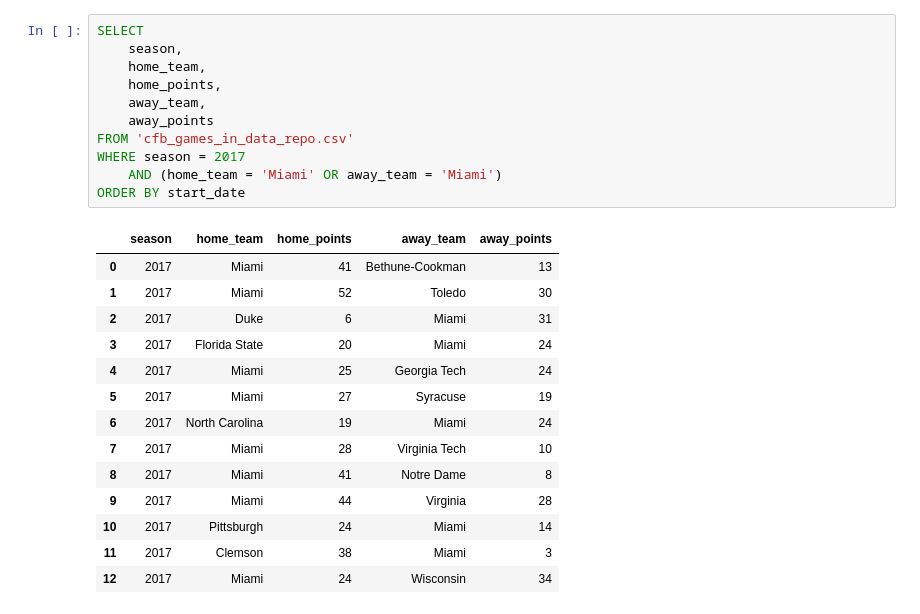
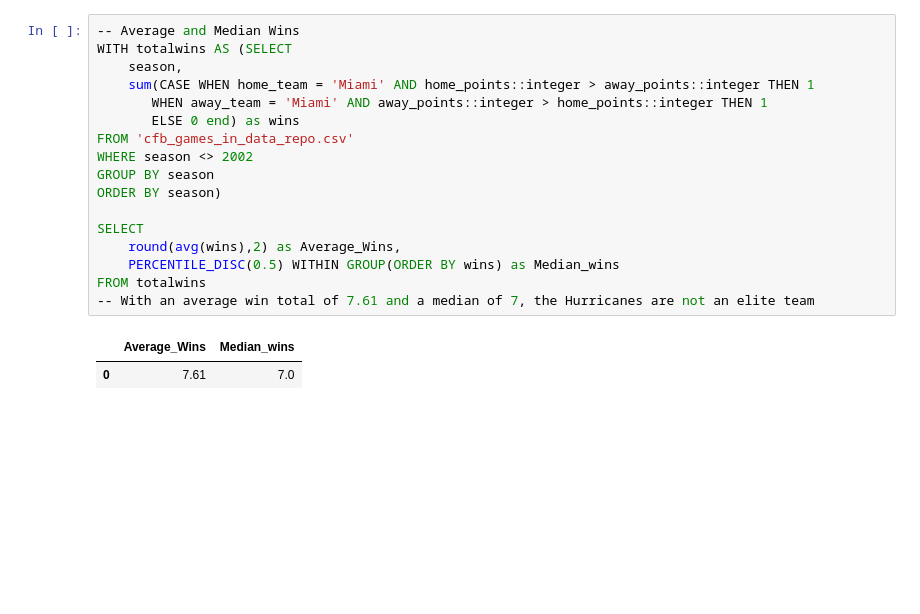
Before and after one commit to Gebias/CFB_data_analysis, a Jupyter notebook: CFB_analysis.ipynb, the cells around one changed output. Saved outputs shown, nothing was run; the diff lists cells and outputs as text; blank space fills up the shorter version.

Commit message:
Compare average and median wins

```diff
--- a/CFB_analysis.ipynb
+++ b/CFB_analysis.ipynb
@@ -80,26 +85,20 @@ ORDER BY season
 # %%
+-- Average and Median Wins
+WITH totalwins AS (SELECT
+	season,
+	sum(CASE WHEN home_team = 'Miami' AND home_points::integer > away_points::integer THEN 1
+	   WHEN away_team = 'Miami' AND away_points::integer > home_points::integer THEN 1
+	   ELSE 0 end) as wins
+FROM 'cfb_games_in_data_repo.csv'
+WHERE season <> 2002
+GROUP BY season
+ORDER BY season)
+
 SELECT
-	season,
-	home_team,
-	home_points,
-	away_team,
-	away_points
-FROM 'cfb_games_in_data_repo.csv'
-WHERE season = 2017
-	AND (home_team = 'Miami' OR away_team = 'Miami')
-ORDER BY start_date
+	round(avg(wins),2) as Average_Wins,
+	PERCENTILE_DISC(0.5) WITHIN GROUP(ORDER BY wins) as Median_wins
+FROM totalwins
+-- With an average win total of 7.61 and a median of 7, the Hurricanes are not an elite team
 # %% [output]
-|  | season | home_team | home_points | away_team | away_points |
-| 0 | 2017 | Miami | 41 | Bethune-Cookman | 13 |
-| 1 | 2017 | Miami | 52 | Toledo | 30 |
-| 2 | 2017 | Duke | 6 | Miami | 31 |
-| 3 | 2017 | Florida State | 20 | Miami | 24 |
-| 4 | 2017 | Miami | 25 | Georgia Tech | 24 |
-| 5 | 2017 | Miami | 27 | Syracuse | 19 |
-| 6 | 2017 | North Carolina | 19 | Miami | 24 |
-| 7 | 2017 | Miami | 28 | Virginia Tech | 10 |
-| 8 | 2017 | Miami | 41 | Notre Dame | 8 |
-| 9 | 2017 | Miami | 44 | Virginia | 28 |
-| 10 | 2017 | Pittsburgh | 24 | Miami | 14 |
-| 11 | 2017 | Clemson | 38 | Miami | 3 |
-| 12 | 2017 | Miami | 24 | Wisconsin | 34 |
+|  | Average_Wins | Median_wins |
+| 0 | 7.61 | 7.0 |
```
Also changed, not shown: parts of 4 cells of this notebook.
